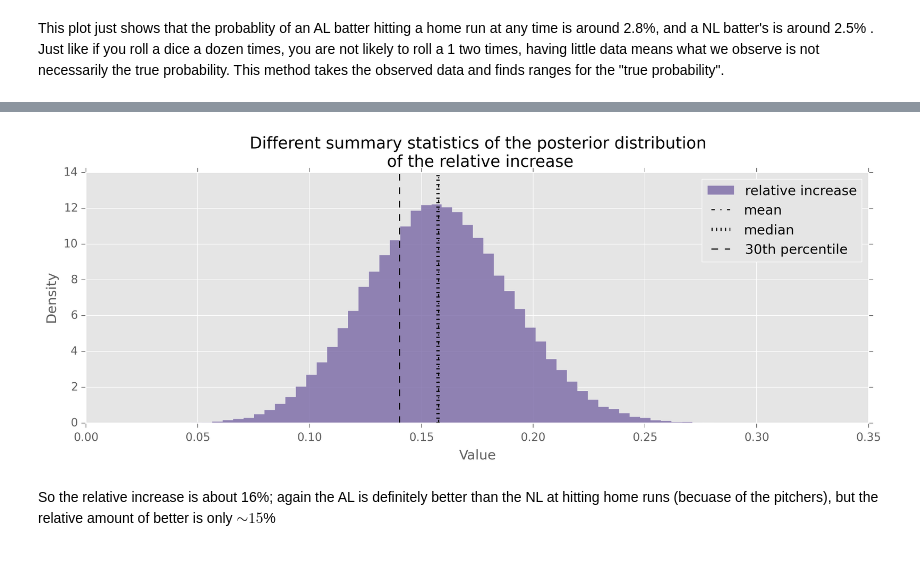
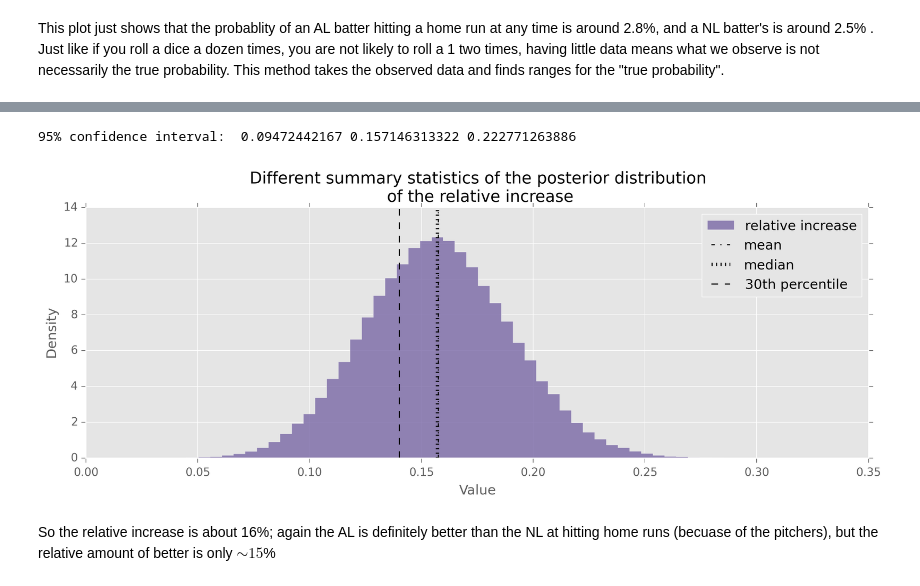
Before and after one commit to doolingdavid/Probabilistic-Programming-and-Bayesian-Methods-for-Hackers, a Jupyter notebook: ClinicalTrialExample.ipynb, the cells around one changed output, grey strips where cells are left out. Cells and saved outputs as stored; diff of their text form; code cells hidden in the pictures.

```diff
--- a/ClinicalTrialExample.ipynb
+++ b/ClinicalTrialExample.ipynb
@@ -116,23 +116,29 @@ plt.hist(posterior_rel_increase,histtype='stepfilled', bins=60, alpha=0.80,
 # %%
 mean = posterior_rel_increase.mean()
 median = np.percentile(posterior_rel_increase, 50)
 conservative_percentile = np.percentile(posterior_rel_increase, 30)
+
+low, med, high = np.percentile(posterior_rel_increase, 2.5), np.percentile(posterior_rel_increase, 50), \
+                np.percentile(posterior_rel_increase, 97.5)
 
 plt.hist(posterior_rel_increase,histtype='stepfilled', bins=60, alpha=0.80,
          label = 'relative increase',color='#7A68A6', normed=True)
 
 
 plt.vlines(mean, 0, 14, linestyles='-.', label='mean')
 plt.vlines(median, 0, 14, linestyles=':', label='median', lw=3)
 plt.vlines(conservative_percentile, 0, 14, linestyles='--',
            label='30th percentile')
 plt.xlabel('Value')
 plt.ylabel('Density')
 plt.title("Different summary statistics of the posterior distribution \n of the relative increase")
 
 plt.legend();
+
+print "95% confidence interval: ", low, med, high
 # %% [output]
+95% confidence interval:  0.09472442167 0.157146313322 0.222771263886
-[figure, old version]
+[figure, new version]
 # %% [markdown]
 
 So the relative increase is about 16%; again the AL is definitely better than the NL at hitting home runs (becuase of the pitchers), but the relative amount of better is only  $\sim 15$%
```
Also changed, not shown: parts of 1 cell of this notebook.
